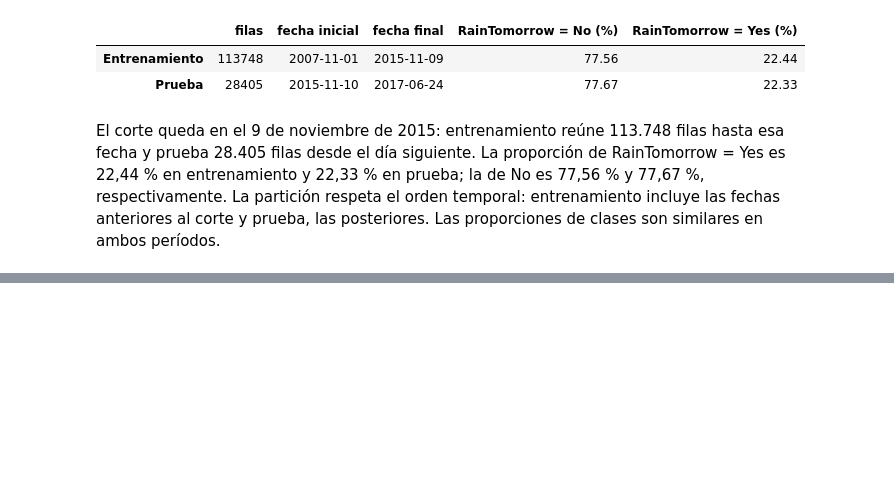
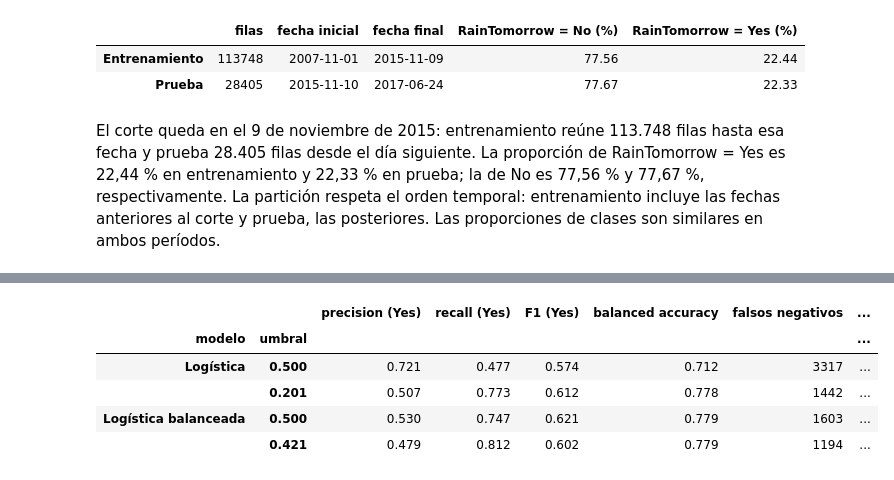
Before and after one commit to V1DR1K/AA1-TUIA-Colombo-Ayala-Ibarbia, a Jupyter notebook: TP-clasificacion-AA1.ipynb, the cells around one changed output, grey strips where cells are left out. Cells and saved outputs as stored; diff of their text form; code cells hidden in the pictures; blank space fills up the shorter version.

```diff
--- a/TP-clasificacion-AA1.ipynb
+++ b/TP-clasificacion-AA1.ipynb
@@ -521,0 +771,27 @@ El corte queda en el 9 de noviembre de 2015: entrenamiento reúne 113.748 filas
+# %%
+# Comparo en prueba el umbral de 0,5 con el umbral elegido en validación.
+filas_umbral = []
+for nombre, modelo in modelos.items():
+    y_prob_prueba = modelo.predict_proba(X_test_prep)[:, 1]
+    for umbral in [0.5, umbrales_elegidos[nombre]]:
+        y_pred = (y_prob_prueba >= umbral).astype(int)
+        vn, fp, fn, vp = confusion_matrix(y_test_bin, y_pred).ravel()
+        filas_umbral.append({
+            "modelo": nombre,
+            "umbral": round(umbral, 3),
+            "precision (Yes)": precision_score(y_test_bin, y_pred),
+            "recall (Yes)": recall_score(y_test_bin, y_pred),
+            "F1 (Yes)": f1_score(y_test_bin, y_pred),
+            "balanced accuracy": balanced_accuracy_score(y_test_bin, y_pred),
+            "falsos negativos": fn,
+            "falsos positivos": fp,
+        })
+
+display(pd.DataFrame(filas_umbral).set_index(["modelo", "umbral"]).round(3))
+# %% [output]
+|  |  | precision (Yes) | recall (Yes) | F1 (Yes) | balanced accuracy | falsos negativos | ... |
+| modelo | umbral |  |  |  |  |  | ... |
+| Logística | 0.500 | 0.721 | 0.477 | 0.574 | 0.712 | 3317 | ... |
+|  | 0.201 | 0.507 | 0.773 | 0.612 | 0.778 | 1442 | ... |
+| Logística balanceada | 0.500 | 0.530 | 0.747 | 0.621 | 0.779 | 1603 | ... |
+|  | 0.421 | 0.479 | 0.812 | 0.602 | 0.779 | 1194 | ... |
```
Also changed, not shown: parts of 30 cells of this notebook.
